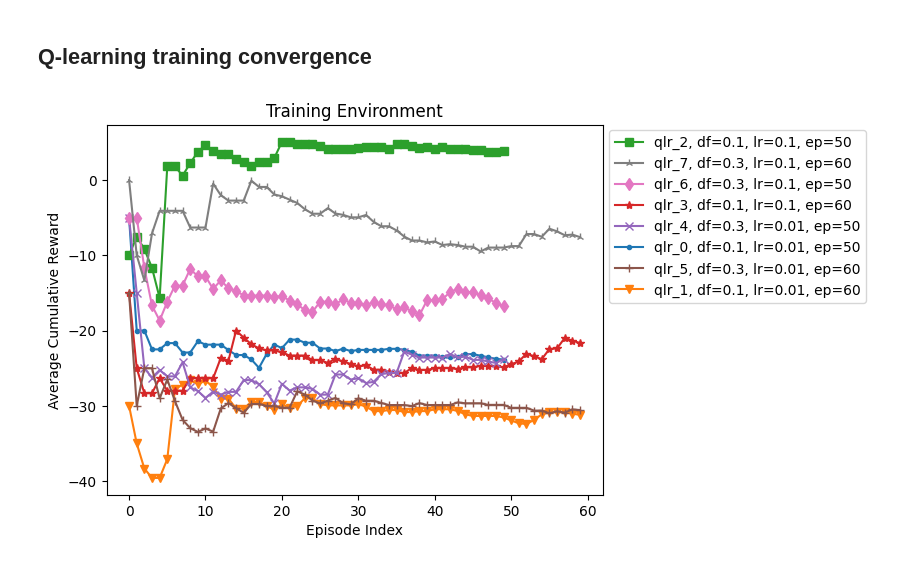
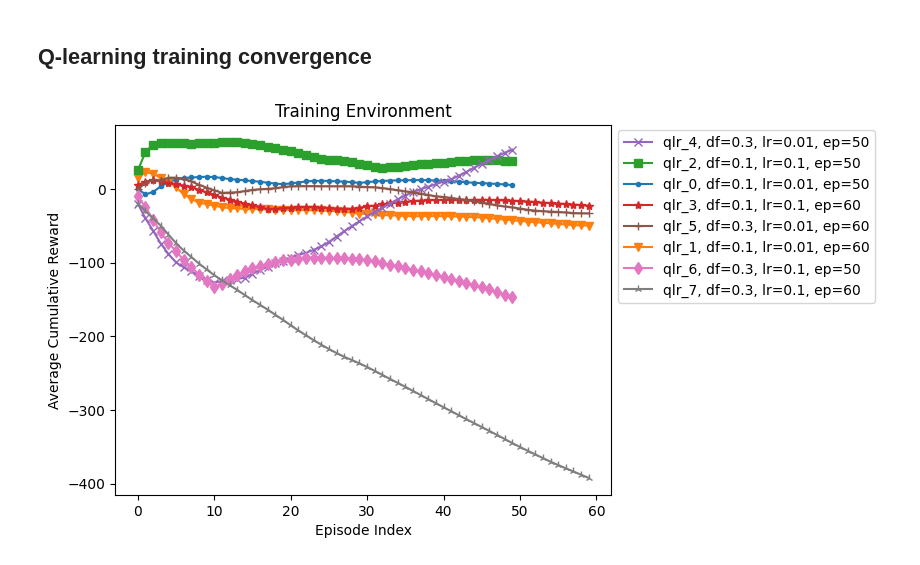
Before and after one commit to claudio966/tabular_rl, a Jupyter notebook: gambler_ruin/code_ADL_project_1_Optimal_and_Qlearning_Gambler_ruin.ipynb, the cells around one changed output. Drawn from its saved outputs; the diff is of its cells as text; code cells hidden in the pictures.

```diff
--- a/gambler_ruin/code_ADL_project_1_Optimal_and_Qlearning_Gambler_ruin.ipynb
+++ b/gambler_ruin/code_ADL_project_1_Optimal_and_Qlearning_Gambler_ruin.ipynb
@@ -197,7 +202,7 @@ def get_avg_cumsum_reward(experiment: list()) -> list():
     cumsum_reward = 0
     episode_idx = 1
     for ep_reward in experiment:
-        cumsum_reward = ep_reward
+        cumsum_reward += ep_reward
         cumsum_reward_storage.append(cumsum_reward / episode_idx)
         episode_idx += 1
 
@@ -228,7 +233,8 @@ for combination in combinations:
                                                                                     num_test_episodes=100,
                                                                                     learning_rate=chosen_learning_rate,
                                                                                     explorationProbEpsilon=chosen_discount_factor,
-                                                                                    debug_mode=False)
+                                                                                    debug_mode=False,
+                                                                                    seed=False)
 
     all_training_qlearning_rewards.append(training_qlearning_rewards)
 
@@ -258,7 +264,7 @@ for experiment_id in list(best_experiments[0:3]):
     marker_id += 1
 
 # Plot average cumulative reward of optimal policy
-plt.plot(avg_optimal_reward, label='Optimal Policy')
+plt.plot(avg_cumsum_optimal_reward, label='Optimal Policy')
 
 handles, labels = plt.gca().get_legend_handles_labels()
 
@@ -267,16 +273,12 @@ last_row = [all_cumsum_testing_qlearning[i][-1] for i in best_experiments[0:3]]
 order = np.argsort(last_row)
 order = np.flip(order)
 
-print(last_row)
-print(order)
-print(handles)
-
 plt.legend([handles[i] for i in order], [labels[i] for i in order], loc='lower left', bbox_to_anchor=(1, 0.5))
 
 plt.title('Testing Environment')
-plt.ylabel('Cumulative Reward')
+plt.ylabel('Average Cumulative Reward')
 plt.xlabel('Episode Index')
-plt.savefig('Testing_environment', dpi=500)
+plt.savefig('Testing_environment', bbox_inches='tight', dpi=500)
 plt.show()
 # %% [output]
 Method compute_optimal_action_values() converged in 52 iterations with stopping criterion= 9.382031667529512e-11
@@ -302,31 +304,31 @@ run= 0 average reward= -1.9166666666666667
 # %%
 experiment_id = 0
 marker = ['.', 'v', 's', '*', 'x', '+', 'd', '2']
 
 all_cumsum_training_qlearning = list()
 for experiment in all_training_qlearning_rewards:
     cumsum_reward_storage = list()
     cumsum_reward = 0
     episode_idx = 1
     for ep_reward in experiment:
-        cumsum_reward = ep_reward
+        cumsum_reward += ep_reward
         cumsum_reward_storage.append(cumsum_reward / episode_idx)
-        episode_idx +=1
+        episode_idx += 1
     all_cumsum_training_qlearning.append(cumsum_reward_storage)
     plt.plot(np.cumsum(cumsum_reward_storage), marker=marker[experiment_id], label=all_qlearning_labels[experiment_id])
     experiment_id += 1
 handles, labels = plt.gca().get_legend_handles_labels()
 
 # Adjust legend order
 last_row = [np.cumsum(all_cumsum_training_qlearning[i])[-1] for i in range(len(all_training_qlearning_rewards))]
 order = np.argsort(last_row)
 order = np.flip(order)
 
 plt.title('Training Environment')
 plt.legend([handles[i] for i in order], [labels[i] for i in order], loc='lower left', bbox_to_anchor=(1, 0.5))
 plt.xlabel('Episode Index')
 plt.ylabel('Average Cumulative Reward')
-plt.savefig('Training_environment', dpi=500)
+plt.savefig('Training_environment', dpi=500, bbox_inches='tight')
 plt.show()
 # %% [output]
-[figure, old version]
+[figure, new version]
```
Also changed, not shown: parts of 8 cells of this notebook.
